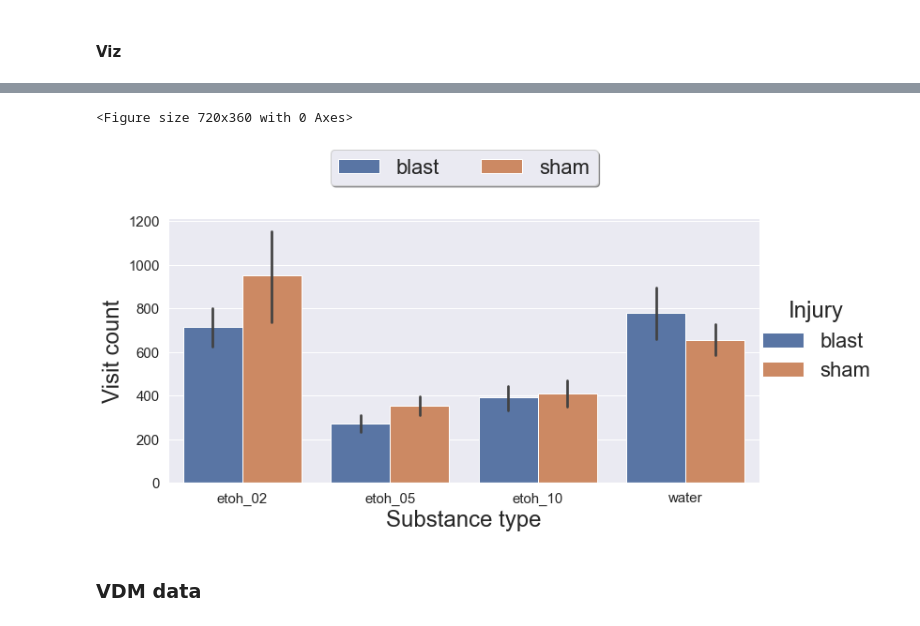
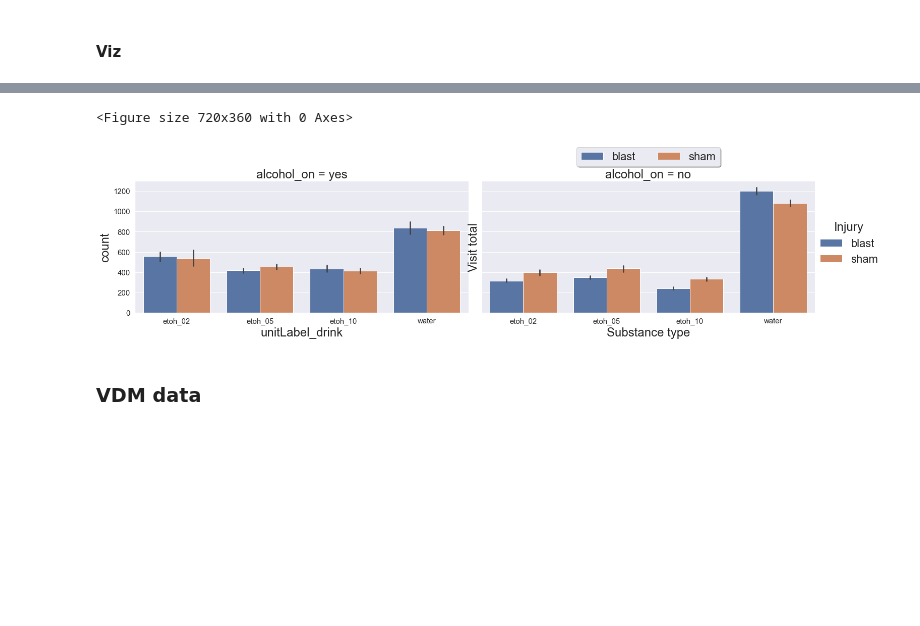
Before and after one commit to grace3999/RFID_polysubstance, a Jupyter notebook: RFID_VDM_MP.ipynb, the cells around one changed output, grey strips where cells are left out. Saved outputs shown, nothing was run; the diff lists cells and outputs as text; code cells hidden in the pictures; blank space fills up the shorter version.

```diff
--- a/RFID_VDM_MP.ipynb
+++ b/RFID_VDM_MP.ipynb
@@ -195,7 +221,7 @@ data_RFID.head()
 #### Add day, hour, and min counts
 # %%
 #column of running day count
-dat_map = dict(zip(data_RFID['RFID_date'].sort_values().unique(), np.arange(1,len(data_RFID['RFID_date'].unique())+1)))
+dat_map = dict(zip(data_RFID['RFID_date'].sort_values().unique(), np.arange(0,len(data_RFID['RFID_date'].unique()))))
 data_RFID['RFID_day_count'] = data_RFID['RFID_date'].map(dat_map)
 
 #column of running min and second count within each day
@@ -317,9 +366,19 @@ RFID_bottle_assignment.tail()
 # %%
-file=data_RFID['RFID_file'].unique()[0]
-RFID_bottle_map = RFID_bottle_assignment[RFID_bottle_assignment['RFID_file']==file].reset_index().loc[0,'Spyder1.01':'Spyder1.24'].to_dict()
+data_RFID_bottle = pd.DataFrame()
 
-data_RFID['unitLabel_drink'] = data_RFID['unitLabel'].map(RFID_bottle_map)
-print(data_RFID.shape)
+for file in data_RFID['RFID_file'].unique():
+    print(file)
+    d_int = data_RFID[data_RFID['RFID_file']==file]
 
-data_RFID.head()
+    RFID_bottle_map = RFID_bottle_assignment[RFID_bottle_assignment['RFID_file']==file].reset_index().loc[0,'Spyder1.01':'Spyder1.24'].to_dict()
+    d_int['unitLabel_drink'] = d_int['unitLabel'].map(RFID_bottle_map)
+
+    if data_RFID_bottle.empty:
+        data_RFID_bottle = d_int
+    else:
+        data_RFID_bottle = pd.concat([data_RFID_bottle, d_int], axis=0)
+
+    print(data_RFID_bottle.shape,'\n')
+
+data_RFID_bottle.head()
 # %% [output]
@@ -331,6 +403,8 @@ data_RFID.head()
 | 3 | Idspyder-22.11.11.csv | 041AC1660D | Spyder1.07 | 0.075 | 2022-11-11 09:41:59.734003200 | 2022-11-11 | 11 | ... |
 | 4 | Idspyder-22.11.11.csv | 041AC1660D | Spyder1.06 | 0.814 | 2022-11-11 09:41:59.775043200 | 2022-11-11 | 11 | ... |
 # %%
+data_RFID = data_RFID_bottle
+
 data_RFID.groupby('unitLabel_drink')['unitLabel'].value_counts()
 # %% [output]
 unitLabel_drink  unitLabel
@@ -394,11 +482,14 @@ Name: IdRFID, dtype: int64
 # %%
 data_RFID_final = data_RFID_final[['Round', 'Timepoint', 'Cage', 'IdRFID', 'Animal', 'Injury', 'Sex', 'Cage_N',
                                    'unitLabel_drink', 'unitLabel', 'eventDuration',
-                                   'ld_cycle', 'ld_day', 'day', 'RFID_hour', 'RFID_min', 'RFID_second',
+                                   'ld_cycle', 'ld_day', 'day',
+                                   'alcohol_on', 'after_weekend',
+                                   'RFID_hour', 'RFID_min', 'RFID_second',
                                    'RFID_datetime_start', 'RFID_datetime_end', 'RFID_time_start', 'RFID_time_end',
                                    'RFID_min_count', 'RFID_sec_count',
                                    'RFID_hour_count_running', 'RFID_min_count_running', 'RFID_sec_count_running',
-                                   'RFID_file', 'weight_pre', 'weight_post', 'weight_diff', 'notes',]]
+                                   'RFID_file', '22_11_11', '22_11_18', '22_11_25', '22_12_02',
+                                   '23_01_06', '23_01_13', '23_01_20', '23_01_27',]]
 
 print(data_RFID_final.shape)
 data_RFID_final.head()
@@ -436,22 +527,25 @@ plt.show()
 # %%
 data_int = data_RFID_final
 
-data_int = data_int.groupby(['Injury', 'IdRFID', 'Cage', 'day', 'unitLabel_drink'])['eventDuration'].sum().reset_index(name='count')
+data_int = data_int.groupby(['Injury', 'IdRFID', 'Cage_N', 'ld_day', 'alcohol_on', 'unitLabel_drink'])['eventDuration'].sum().reset_index(name='count')
+d = data_int[data_int['Cage_N']==4]
 
 plt.figure(figsize=(10,5))
 params = {'axes.labelsize': 30,
           'axes.titlesize': 30}
 plt.rc('xtick', labelsize=15)
 plt.rc('ytick', labelsize=15)
-sns.catplot(data=data_int, x="unitLabel_drink", y='count', hue="Injury", kind='bar', height=5, aspect=2, ci=68)
+
+sns.catplot(data=d, x="unitLabel_drink", y='count', hue="Injury", kind='bar', height=5, aspect=2, ci=68,
+           col='alcohol_on')
 plt.legend(loc='upper center', bbox_to_anchor=(0.5, 1.3),
           ncol=5, fancybox=True, shadow=True)
 plt.xlabel('Substance type')
-plt.ylabel('Visit count')
+plt.ylabel('Visit total')
 plt.show()
 # %% [output]
 <Figure size 720x360 with 0 Axes>
-[figure, old version]
+[figure, new version]
 # %% [markdown]
 ### VDM data
 # %% [markdown]
```
Also changed, not shown: parts of 51 cells of this notebook, 1 other file.
